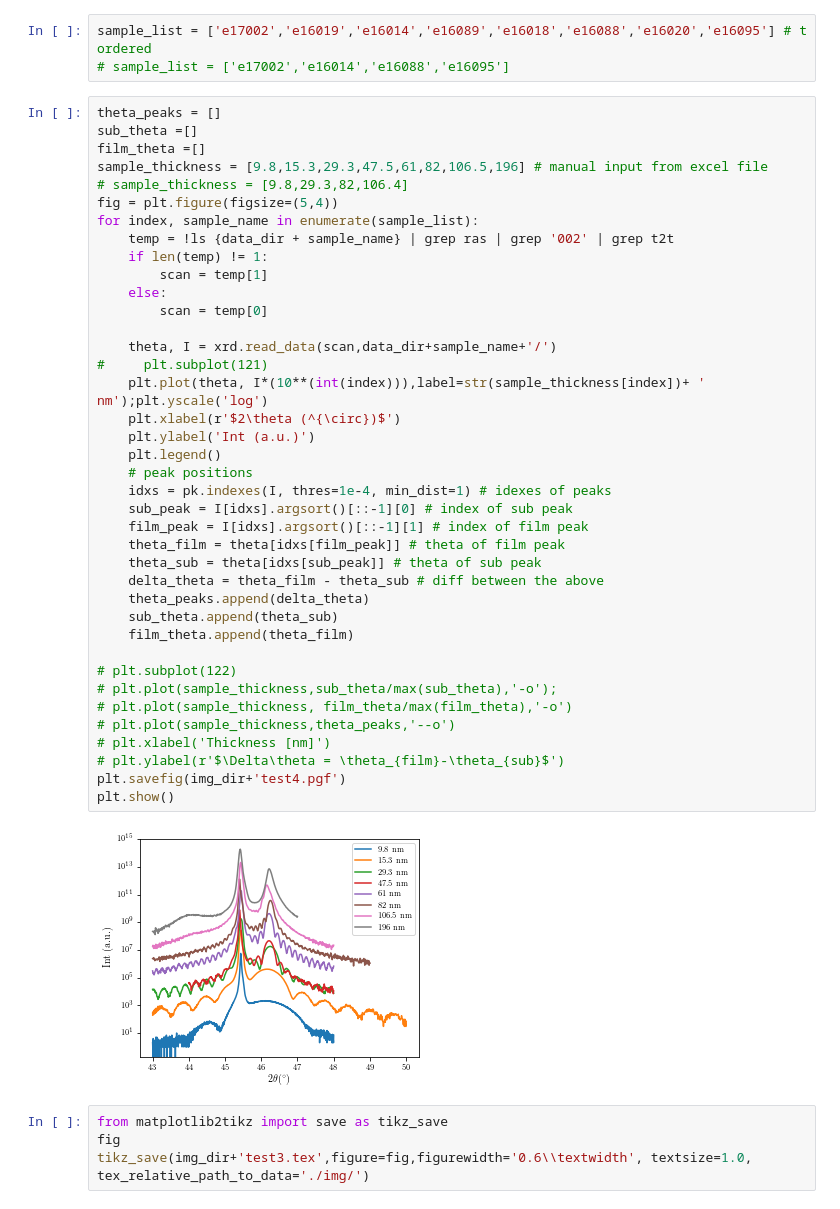
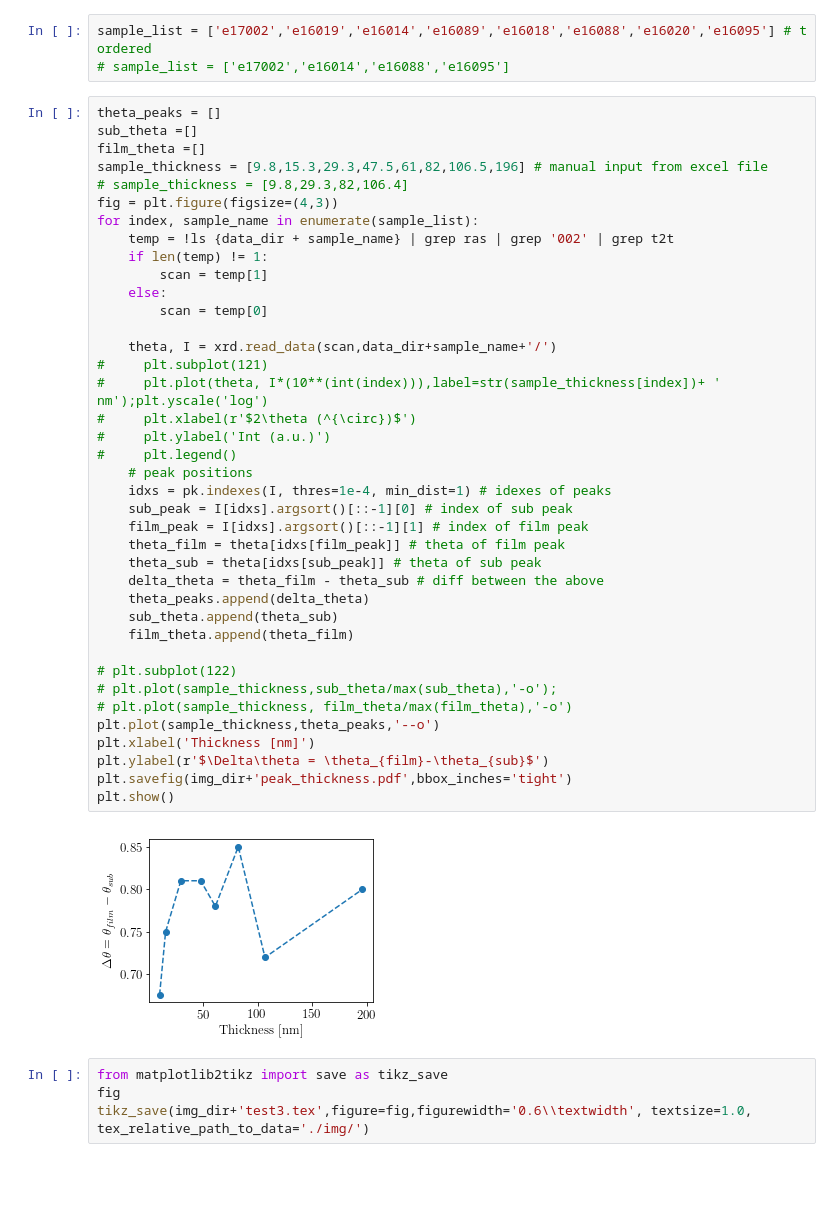
Before and after one commit to ezatterin/notebooks, a Jupyter notebook: report/rep_linux_plot_allCTRs.ipynb, the cells around one changed output. Cells and saved outputs as stored; diff of their text form; blank space fills up the shorter version.

```diff
--- a/report/rep_linux_plot_allCTRs.ipynb
+++ b/report/rep_linux_plot_allCTRs.ipynb
@@ -50,43 +47,43 @@ sample_list = ['e17002','e16019','e16014','e16089','e16018','e16088','e16020','e
 theta_peaks = []
 sub_theta =[]
 film_theta =[]
 sample_thickness = [9.8,15.3,29.3,47.5,61,82,106.5,196] # manual input from excel file
 # sample_thickness = [9.8,29.3,82,106.4]
-fig = plt.figure(figsize=(5,4))
+fig = plt.figure(figsize=(4,3))
 for index, sample_name in enumerate(sample_list):
     temp = !ls {data_dir + sample_name} | grep ras | grep '002' | grep t2t
     if len(temp) != 1:
         scan = temp[1]
     else:
         scan = temp[0]
 
     theta, I = xrd.read_data(scan,data_dir+sample_name+'/')
 #     plt.subplot(121)
-    plt.plot(theta, I*(10**(int(index))),label=str(sample_thickness[index])+ ' nm');plt.yscale('log')
-    plt.xlabel(r'$2\theta (^{\circ})$')
-    plt.ylabel('Int (a.u.)')
-    plt.legend()
+#     plt.plot(theta, I*(10**(int(index))),label=str(sample_thickness[index])+ ' nm');plt.yscale('log')
+#     plt.xlabel(r'$2\theta (^{\circ})$')
+#     plt.ylabel('Int (a.u.)')
+#     plt.legend()
     # peak positions
     idxs = pk.indexes(I, thres=1e-4, min_dist=1) # idexes of peaks
     sub_peak = I[idxs].argsort()[::-1][0] # index of sub peak
     film_peak = I[idxs].argsort()[::-1][1] # index of film peak
     theta_film = theta[idxs[film_peak]] # theta of film peak
     theta_sub = theta[idxs[sub_peak]] # theta of sub peak
     delta_theta = theta_film - theta_sub # diff between the above
     theta_peaks.append(delta_theta)
     sub_theta.append(theta_sub)
     film_theta.append(theta_film)
 
 # plt.subplot(122)
 # plt.plot(sample_thickness,sub_theta/max(sub_theta),'-o');
 # plt.plot(sample_thickness, film_theta/max(film_theta),'-o')
-# plt.plot(sample_thickness,theta_peaks,'--o')
-# plt.xlabel('Thickness [nm]')
-# plt.ylabel(r'$\Delta\theta = \theta_{film}-\theta_{sub}$')
-plt.savefig(img_dir+'test4.pgf')
+plt.plot(sample_thickness,theta_peaks,'--o')
+plt.xlabel('Thickness [nm]')
+plt.ylabel(r'$\Delta\theta = \theta_{film}-\theta_{sub}$')
+plt.savefig(img_dir+'peak_thickness.pdf',bbox_inches='tight')
 plt.show()
 # %% [output]
-[figure, old version]
+[figure, new version]
 # %%
 from matplotlib2tikz import save as tikz_save
 fig
```
Also changed, not shown: parts of 1 cell of this notebook, 10 other files.
